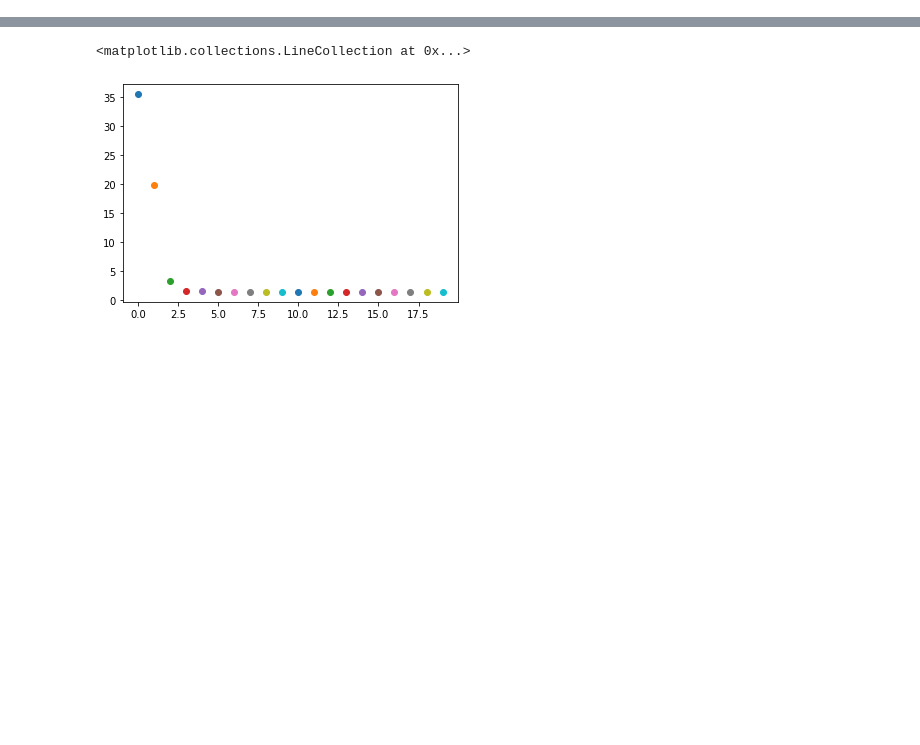
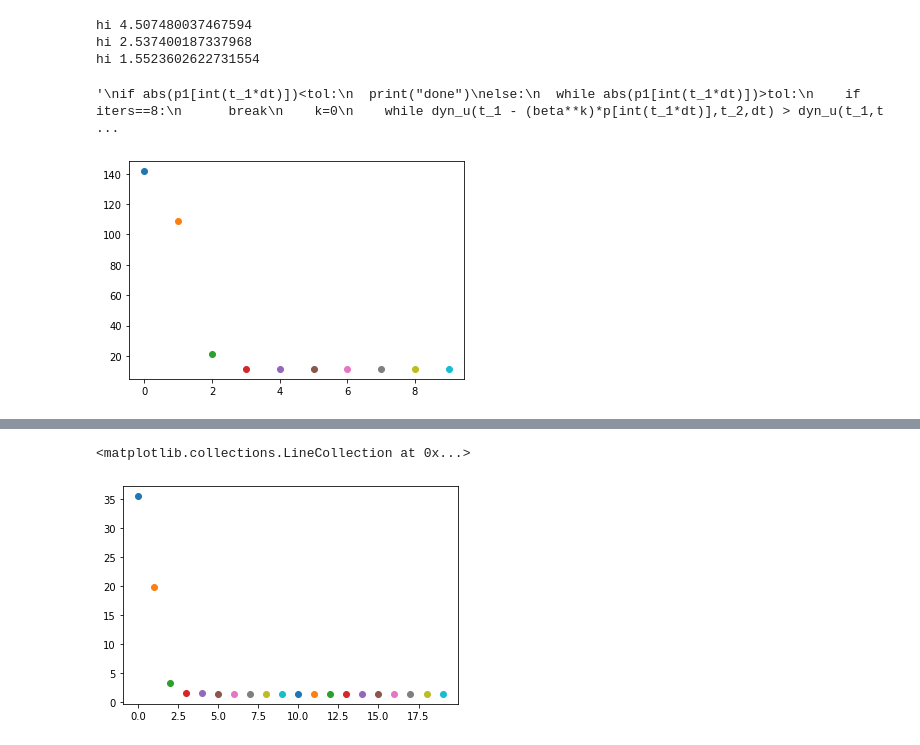
Before and after one commit to anirudhssundar/optimal_control, a Jupyter notebook: 6553_Project.ipynb, the cells around one changed output, grey strips where cells are left out. Cells and saved outputs as stored; diff of their text form; code cells hidden in the pictures; blank space fills up the shorter version.

```diff
--- a/6553_Project.ipynb
+++ b/6553_Project.ipynb
@@ -163,0 +106,57 @@ NameError: ignored
+# %%
+# Part a -> Single switching
+x1_0 = 2
+x2_0 = 2
+dt = 0.01
+t = np.arange(1000)
+r = 3
+
+u = np.ones(1000)
+x1 = get_trajectory_x1(u, x1_0,dt)
+x2 = get_trajectory_x2(x1, x2_0, dt)
+
+
+alpha=0.0002
+beta=0.5
+tol = 1e-4
+
+t_1 = 5
+# t_2 = np.arange()
+# t_3 = 9
+
+u = np.array(500*[2]+500*[1])
+x1 = get_trajectory_x1(u, x1_0,dt)
+x2 = get_trajectory_x2(x1, x2_0, dt)
+p1,p2 = get_p(x1,x2,r,dt)
+
+# ARMIJO STUFF
+
+# Single Switch
+for iters in range(10):
+
+  x1 = get_trajectory_x1(u, x1_0,dt)
+  x2 = get_trajectory_x2(x1, x2_0, dt)
+
+  plt.scatter(iters,J(x2,r,dt))
+
+  for l in range(20):
+    t_new = t_1 - (beta**l)*p1[int(t_1*dt)]
+    if t_new < 0:
+      t_new = t_1
+    u_new = get_single_u(t_new,dt)
+    x1_temp = get_trajectory_x1(u_new, x1_0,dt)
+    x2_temp = get_trajectory_x2(x1_temp, x2_0, dt)
+    if J(x2_temp,r,dt) - J(x2,r,dt) < -alpha*(beta**l)*(p1[int(t_1*dt)]**2):
+      t_1 = t_new
+      print("hi",t_1)
+      u = u_new
+      # print(l)
+      break
+    beta = beta/2
+# plt.plot(u)
+# %% [output]
+hi 4.507480037467594
+hi 2.537400187337968
+hi 1.5523602622731554
+'\nif abs(p1[int(t_1*dt)])<tol:\n  print("done")\nelse:\n  while abs(p1[int(t_1*dt)])>tol:\n    if iters==8:\n      break\n    k=0\n    while dyn_u(t_1 - (beta**k)*p[int(t_1*dt)],t_2,dt) > dyn_u(t_1,t ...
+[figure, added]
```
Also changed, not shown: parts of 21 cells of this notebook.
